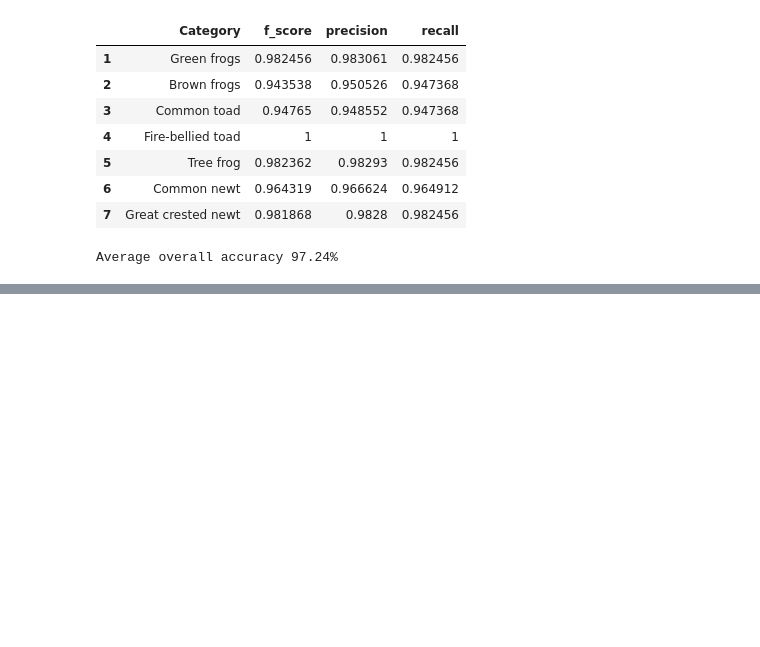
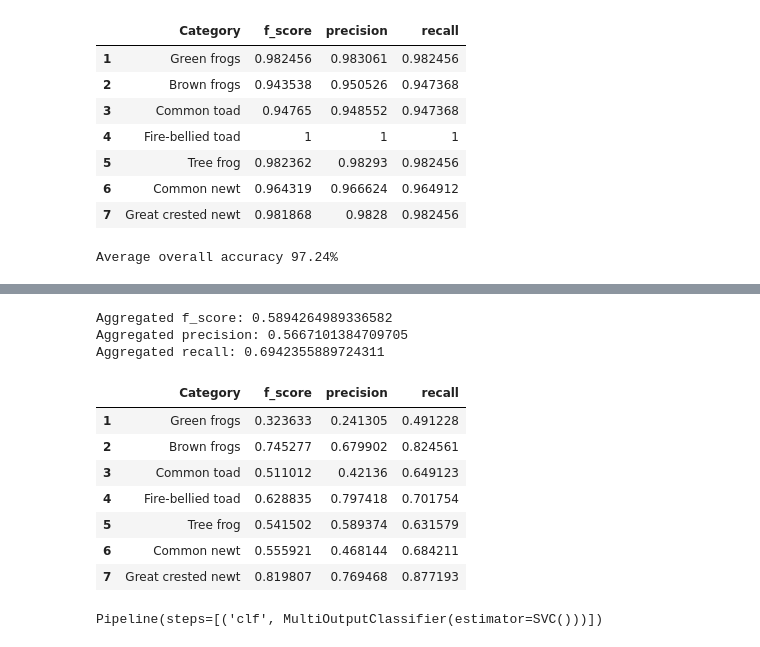
Before and after one commit to Siddharth-14/Amphibians-Counter, a Jupyter notebook: Amphibians.ipynb, the cells around one changed output, grey strips where cells are left out. Cells and saved outputs as stored; diff of their text form; code cells hidden in the pictures; blank space fills up the shorter version.

```diff
--- a/Amphibians.ipynb
+++ b/Amphibians.ipynb
@@ -180,0 +290,30 @@ Average overall accuracy 97.24%
+# %%
+y_pred = model.predict(X_test)
+get_results(y_test, y_pred)
+# %% [output]
+Aggregated f_score: 0.5894264989336582
+Aggregated precision: 0.5667101384709705
+Aggregated recall: 0.6942355889724311
+|  | Category | f_score | precision | recall |
+| 1 | Green frogs | 0.323633 | 0.241305 | 0.491228 |
+| 2 | Brown frogs | 0.745277 | 0.679902 | 0.824561 |
+| 3 | Common toad | 0.511012 | 0.42136 | 0.649123 |
+| 4 | Fire-bellied toad | 0.628835 | 0.797418 | 0.701754 |
+| 5 | Tree frog | 0.541502 | 0.589374 | 0.631579 |
+| 6 | Common newt | 0.555921 | 0.468144 | 0.684211 |
+| 7 | Great crested newt | 0.819807 | 0.769468 | 0.877193 |
+# %%
+from sklearn.linear_model import RidgeClassifier
+
+def model_pipeline_linear():
+    pipeline = Pipeline([
+        ('clf', MultiOutputClassifier(RidgeClassifier()))
+    ])
+
+    return pipeline
+
+model = []
+model = model_pipeline_svm()
+model.fit(X_train, y_train)
+# %% [output]
+Pipeline(steps=[('clf', MultiOutputClassifier(estimator=SVC()))])
```
Also changed, not shown: parts of 18 cells of this notebook, 1 other file.
